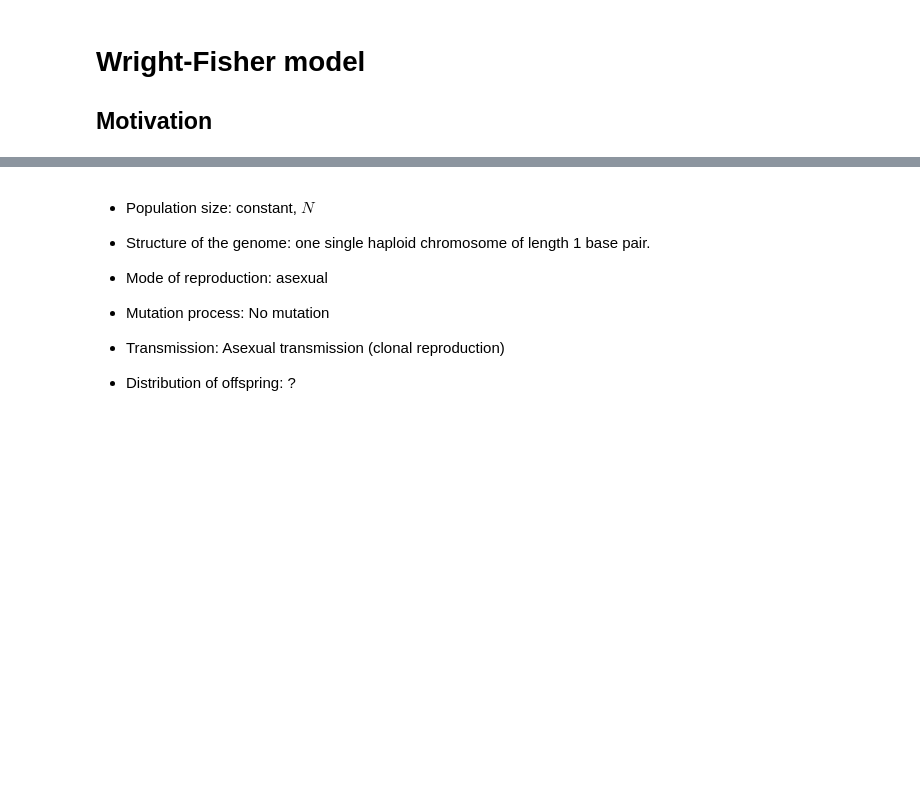
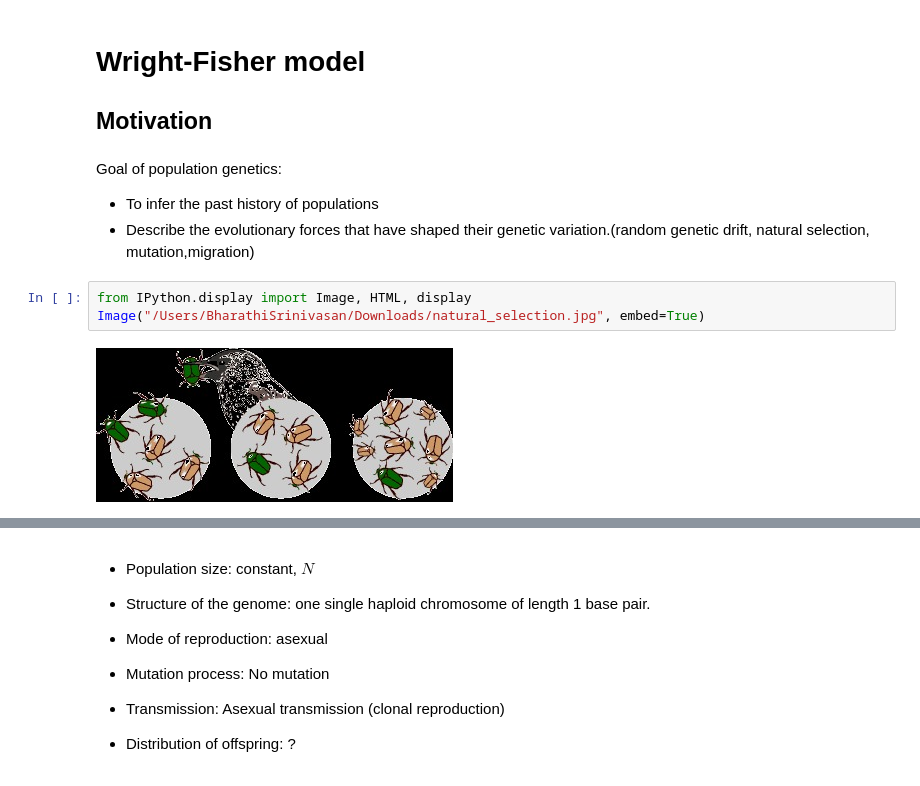
Before and after one commit to bharathi-srini/Monte_Carlo_Population_Genetics_Experiment, a Jupyter notebook: Simulations/wright_fisher-MC-simu.ipynb, the cells around one changed output, grey strips where cells are left out. Saved outputs shown, nothing was run; the diff lists cells and outputs as text; blank space fills up the shorter version.

```diff
--- a/Simulations/wright_fisher-MC-simu.ipynb
+++ b/Simulations/wright_fisher-MC-simu.ipynb
@@ -1,3 +1,12 @@
 # %% [markdown]
 # Wright-Fisher model
 ## Motivation
+# %% [markdown]
+Goal of population genetics:
+- To infer the past history of populations
+- Describe the evolutionary forces that have shaped their genetic variation.(random genetic drift, natural selection, mutation,migration)
+# %%
+from IPython.display import Image, HTML, display
+Image("/Users/BharathiSrinivasan/Downloads/natural_selection.jpg", embed=True)
+# %% [output]
+[figure, added]
```
Also changed, not shown: parts of 33 cells of this notebook.
